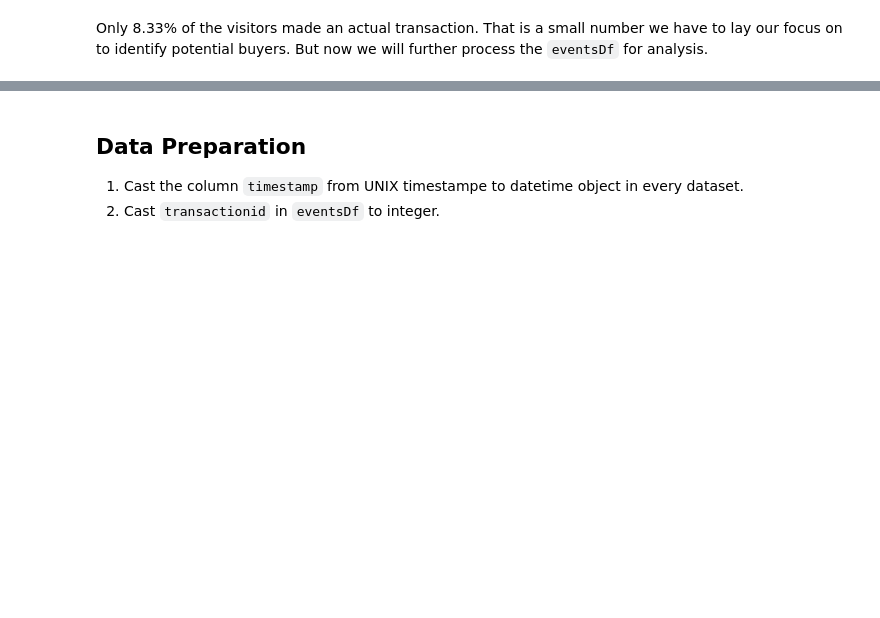
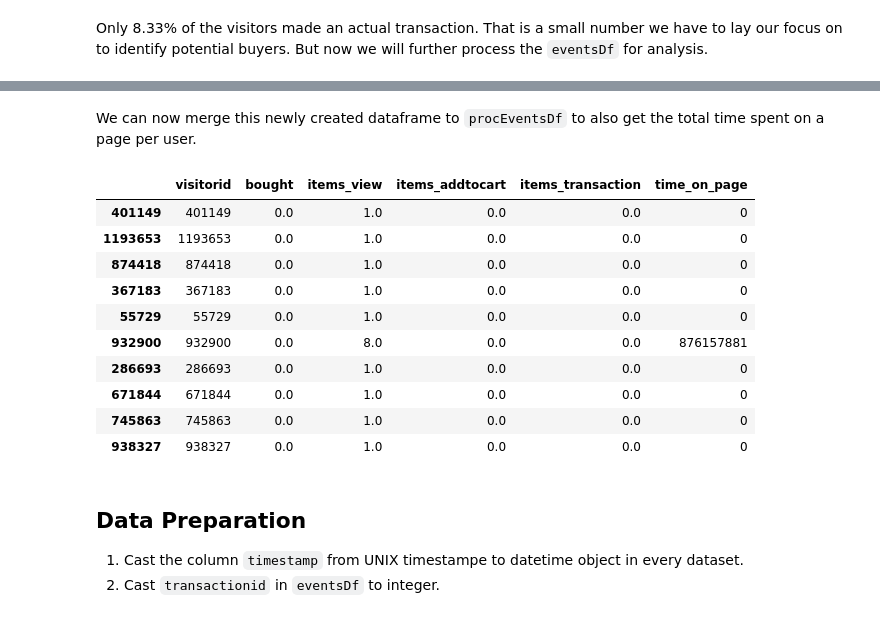
Before and after one commit to tinomerl/ecommerce-recommendation, a Jupyter notebook: ecommernce-user-behaviour.ipynb, the cells around one changed output, grey strips where cells are left out. Saved outputs shown, nothing was run; the diff lists cells and outputs as text; code cells hidden in the pictures; blank space fills up the shorter version.

Commit message:
calculcating time spent on page

```diff
--- a/ecommernce-user-behaviour.ipynb
+++ b/ecommernce-user-behaviour.ipynb
@@ -259,0 +262,3 @@ procEventsDf.sample(10)
+# %%
+eventsDf = eventsDf.sort_values(by=["visitorid", "timestamp"])
+eventsDf.head(10)
@@ -259,0 +277,7 @@ procEventsDf.sample(10)
+# %%
+firstVisit = eventsDf.drop_duplicates(subset=["visitorid"], keep="first")["timestamp", "visitorid"]
+lastVisit = eventsDf.drop_duplicates(subset=["visitorid"], keep="last")["timestamp", "visitorid"]
+
+print(firstVisit.head(10))
+print("\n")
+print(lastVisit.head(10))
@@ -260,3 +302,24 @@ procEventsDf.sample(10)
+# %%
+timeComparison = pd.merge(firstVisit, lastVisit, how="left", on="visitorid", suffixes=["_first", "_last"])
+timeComparison["time_on_page"] = timeComparison["timestamp_last"] - timeComparison["timestamp_first"]
+timeComparison = timeComparison[["visitorid", "time_on_page"]]
+# %% [markdown]
+We can now merge this newly created dataframe to `procEventsDf` to also get the total time spent on a page per user.
+# %%
+procEventsDf = procEventsDf.merge(timeComparison, how="left", on="visitorid")
+procEventsDf.sample(10)
+# %% [output]
+|  | visitorid | bought | items_view | items_addtocart | items_transaction | time_on_page |
+| 401149 | 401149 | 0.0 | 1.0 | 0.0 | 0.0 | 0 |
+| 1193653 | 1193653 | 0.0 | 1.0 | 0.0 | 0.0 | 0 |
+| 874418 | 874418 | 0.0 | 1.0 | 0.0 | 0.0 | 0 |
+| 367183 | 367183 | 0.0 | 1.0 | 0.0 | 0.0 | 0 |
+| 55729 | 55729 | 0.0 | 1.0 | 0.0 | 0.0 | 0 |
+| 932900 | 932900 | 0.0 | 8.0 | 0.0 | 0.0 | 876157881 |
+| 286693 | 286693 | 0.0 | 1.0 | 0.0 | 0.0 | 0 |
+| 671844 | 671844 | 0.0 | 1.0 | 0.0 | 0.0 | 0 |
+| 745863 | 745863 | 0.0 | 1.0 | 0.0 | 0.0 | 0 |
+| 938327 | 938327 | 0.0 | 1.0 | 0.0 | 0.0 | 0 |
 # %% [markdown]
 ## Data Preparation
 
```
Also changed, not shown: parts of 4 cells of this notebook.
